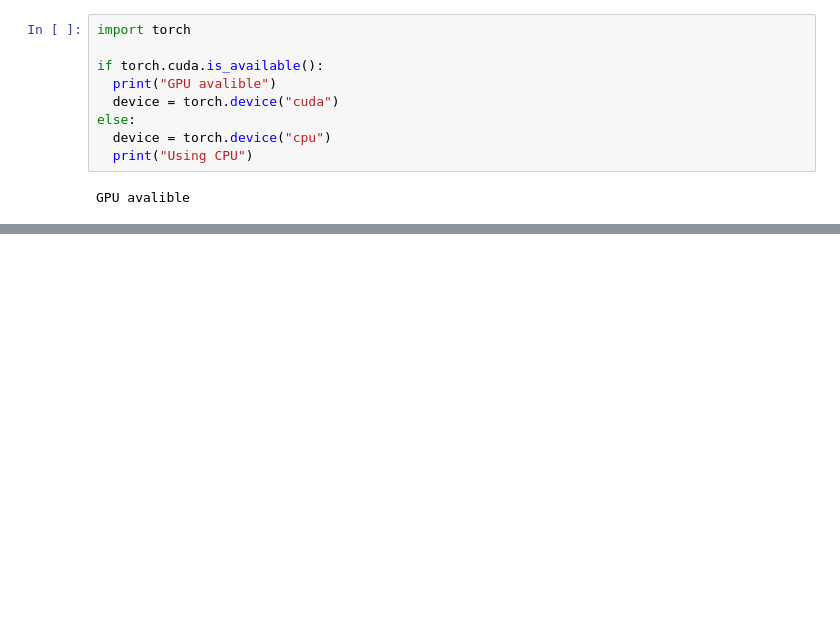
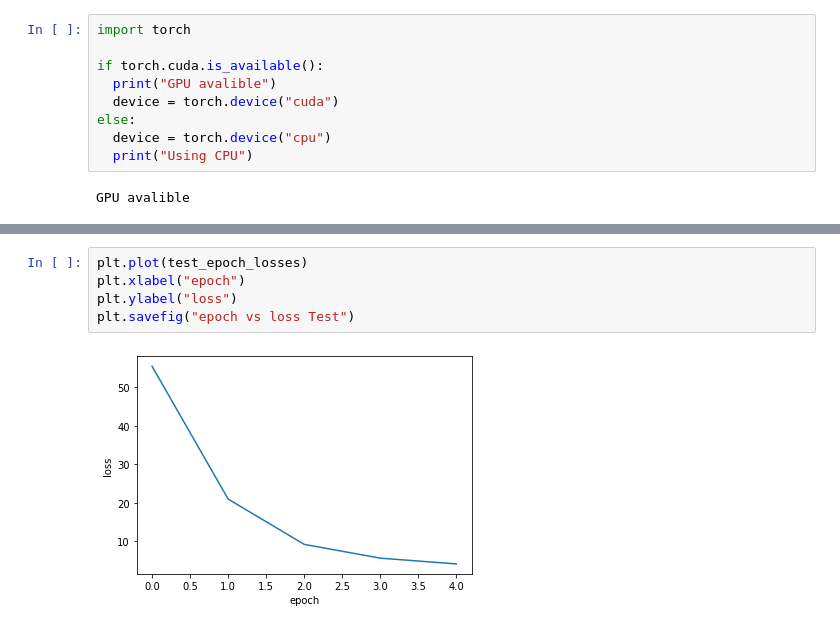
Before and after one commit to AndrewCDownie/Classwork, a Jupyter notebook: Assignment7.ipynb, the cells around one changed output, grey strips where cells are left out. Saved outputs shown, nothing was run; the diff lists cells and outputs as text; blank space fills up the shorter version.

```diff
--- a/Assignment7.ipynb
+++ b/Assignment7.ipynb
@@ -188,0 +279,7 @@ plt.plot(losses)
+# %%
+plt.plot(test_epoch_losses)
+plt.xlabel("epoch")
+plt.ylabel("loss")
+plt.savefig("epoch vs loss Test")
+# %% [output]
+[figure, added]
```
Also changed, not shown: parts of 9 cells of this notebook.
